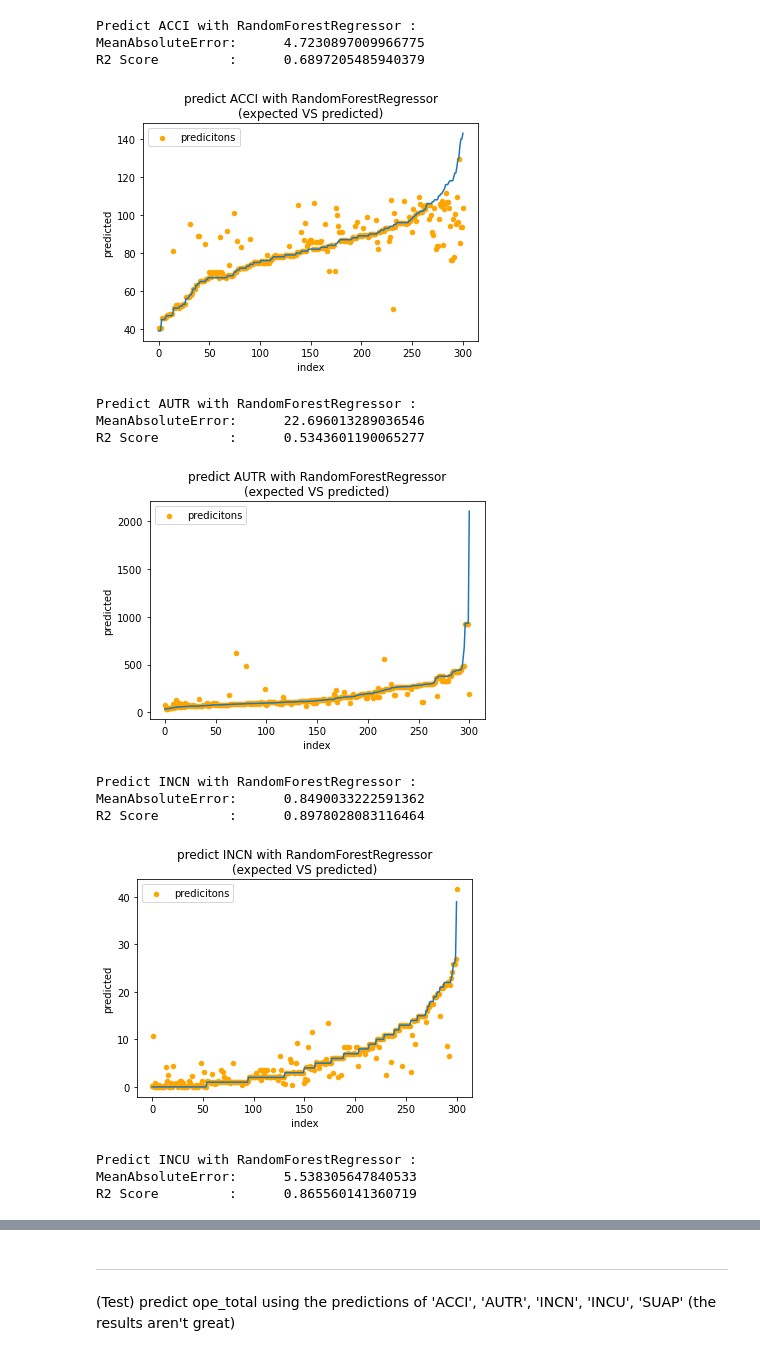
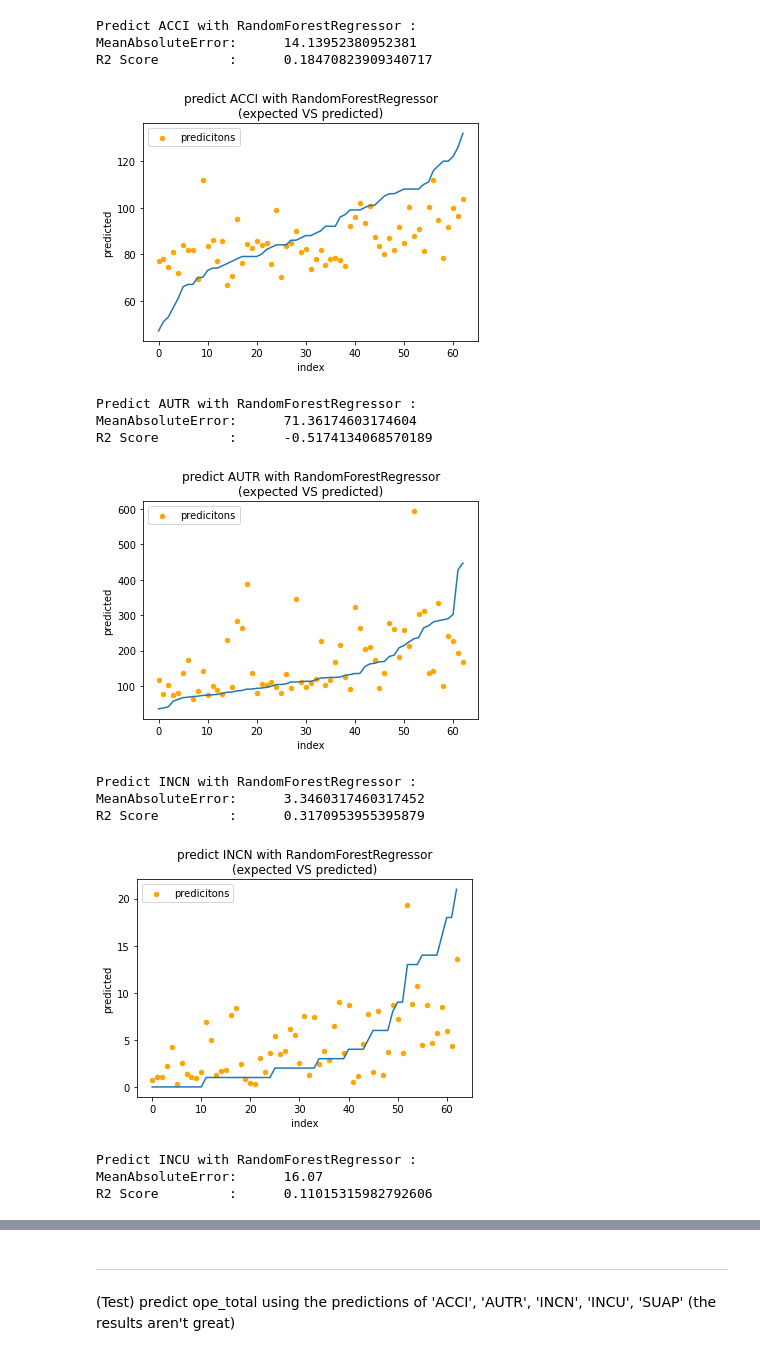
Before and after one commit to macdrien/utbm-ad50-predict-interventions-number-sdis91, a Jupyter notebook: src/models.ipynb, the cells around one changed output, grey strips where cells are left out. Drawn from its saved outputs; the diff is of its cells as text; code cells hidden in the pictures.

```diff
--- a/src/models.ipynb
+++ b/src/models.ipynb
@@ -73,45 +124,45 @@ def do_random_forest(target_feature='SUAP', train_test=None):
     X = df[features]
     y = df[to_predict]
 
-    X_train, X_test, y_train, y_test = train_test_split(X, y, test_size=0.25)
+    X_train, X_test, y_train, y_test = train_test_split(X, y, test_size=0.15)
 
     X_train = model_random_forest.fit_transform(X_train)
     X_test = model_random_forest.transform(X_test)
 
     model = RandomForestRegressor(random_state=1)
     model.fit(X_train, y_train)
 
     return model, {'train_X': X_train, 'val_X': X_test, 'train_y': y_train, 'val_y': y_test}
 
 
 forest_results = {}
 for target in target_features: # loop through 'ACCI', 'AUTR', 'INCN', 'INCU', 'SUAP', 'ope_total'
     forest_results[target] = {'model': None, 'train_test': {}}
     forest_results[target]['model'], forest_results[target]['train_test'] = do_random_forest(target)
 
 # display results
 for target in forest_results:
     display_mae_r2(
         model=forest_results[target]['model'],
         train_test=forest_results[target]['train_test'],
     )
     plot_expected_vs_predicted(
         model=forest_results[target]['model'],
         train_test=forest_results[target]['train_test'],
     )
 # %% [output]
 Predict ACCI with RandomForestRegressor :
-MeanAbsoluteError:      4.7230897009966775
-R2 Score         :      0.6897205485940379
+MeanAbsoluteError:      14.13952380952381
+R2 Score         :      0.18470823909340717
-[figure, old version]
+[figure, new version]
 Predict AUTR with RandomForestRegressor :
-MeanAbsoluteError:      22.696013289036546
-R2 Score         :      0.5343601190065277
+MeanAbsoluteError:      71.36174603174604
+R2 Score         :      -0.5174134068570189
-[figure, old version]
+[figure, new version]
 Predict INCN with RandomForestRegressor :
-MeanAbsoluteError:      0.8490033222591362
-R2 Score         :      0.8978028083116464
+MeanAbsoluteError:      3.3460317460317452
+R2 Score         :      0.3170953955395879
-[figure, old version]
+[figure, new version]
 Predict INCU with RandomForestRegressor :
-MeanAbsoluteError:      5.538305647840533
-R2 Score         :      0.865560141360719
+MeanAbsoluteError:      16.07
+R2 Score         :      0.11015315982792606
```
Also changed, not shown: parts of 10 cells of this notebook, 10 other files.
